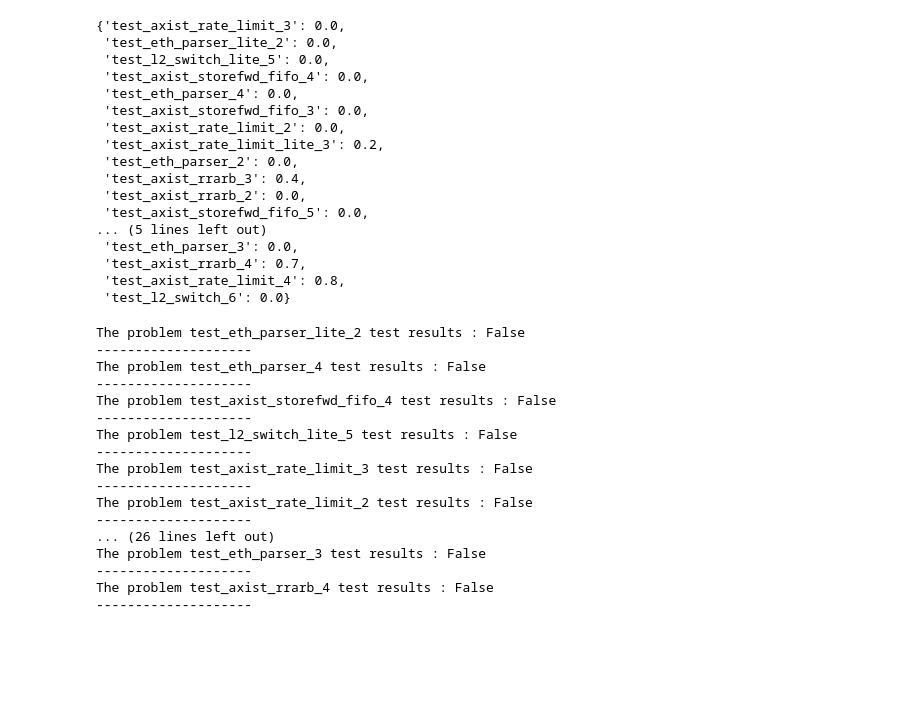
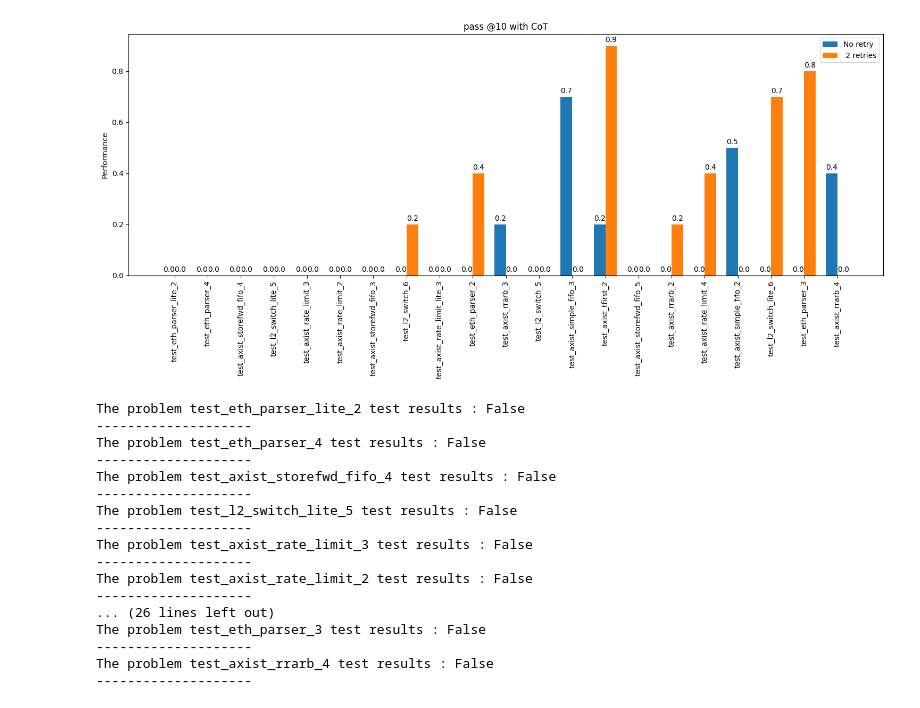
Before and after one commit to yassish/planner, a Jupyter notebook: PostProcess.ipynb, the cells around one changed output. Saved outputs shown, nothing was run; the diff lists cells and outputs as text; code cells hidden in the pictures; blank space fills up the shorter version.

Commit message:
Adding images

```diff
--- a/PostProcess.ipynb
+++ b/PostProcess.ipynb
@@ -16,27 +16,57 @@ def calculate_accuracy(results_dir):
     perf = {name: sum(result)/len(result) for name, result in results.items()}
     return perf,results
 # %%
-perf,results = calculate_accuracy('./outputs/demo_google_claude_3.5_sonnet_v2_2024-12-04*')
+performance,_ = calculate_accuracy('./outputs/demo_google_claude_3.5_sonnet_v2_2024-12-06*')
+performance_retry2,_ = calculate_accuracy('./outputs/demo_google_claude_3.5_sonnet_v2_2024-12-04*')
 # %%
-perf
+concat_results = {}
+for name, p in perf.items():
+    concat_results[name] = (p, perf_retry2[name])
-# %% [output]
-{'test_axist_rate_limit_3': 0.0,
- 'test_eth_parser_lite_2': 0.0,
- 'test_l2_switch_lite_5': 0.0,
- 'test_axist_storefwd_fifo_4': 0.0,
- 'test_eth_parser_4': 0.0,
- 'test_axist_storefwd_fifo_3': 0.0,
- 'test_axist_rate_limit_2': 0.0,
- 'test_axist_rate_limit_lite_3': 0.2,
- 'test_eth_parser_2': 0.0,
- 'test_axist_rrarb_3': 0.4,
- 'test_axist_rrarb_2': 0.0,
- 'test_axist_storefwd_fifo_5': 0.0,
-... (5 lines left out)
- 'test_eth_parser_3': 0.0,
- 'test_axist_rrarb_4': 0.7,
- 'test_axist_rate_limit_4': 0.8,
- 'test_l2_switch_6': 0.0}
+# %%
+import matplotlib.pyplot as plt
+# Extract keys and values for plotting
+categories = list(performance.keys())
+
+
+# Separate the tuple values into two separate lists for plotting
+values1 = [val for val in performance.values()]
+values2 = [val for val in performance_retry2.values()]
+
+# Plotting the bar plot
+x = range(len(categories))  # the label locations
+width = 0.35  # the width of the bars
+
+fig, ax = plt.subplots(figsize=(15,7))
+rects1 = ax.bar(x, values1, width, label='No retry')
+rects2 = ax.bar([p + width for p in x], values2, width, label=' 2 retries')
+
+# Add some text for labels, title and custom x-axis tick labels, etc.
+ax.set_ylabel('Performance')
+ax.set_title('pass @10 with CoT')
+ax.set_xticks([p + width / 2 for p in x])
+# Rotate the x-axis labels by 90 degrees
+plt.xticks(rotation=90)
+ax.set_xticklabels(categories)
+ax.legend()
+
+# Function to add labels on top of bars
+def add_labels(rects):
+    for rect in rects:
+        height = rect.get_height()
+        ax.annotate('{}'.format(height),
+                    xy=(rect.get_x() + rect.get_width() / 2, height),
+                    xytext=(0, 3),  # 3 points vertical offset
+                    textcoords="offset points",
+                    ha='center', va='bottom')
+
+add_labels(rects1)
+add_labels(rects2)
+
+# Show plot
+plt.tight_layout()
+plt.show()
+# %% [output]
+[figure, added]
 # %%
 file_path = "./outputs/demo_google_claude_3.5_sonnet_v2_2024-12-06_5.json"
 data = pd.DataFrame(utils.load_json(file_path))
```
Also changed, not shown: 4 other files.
